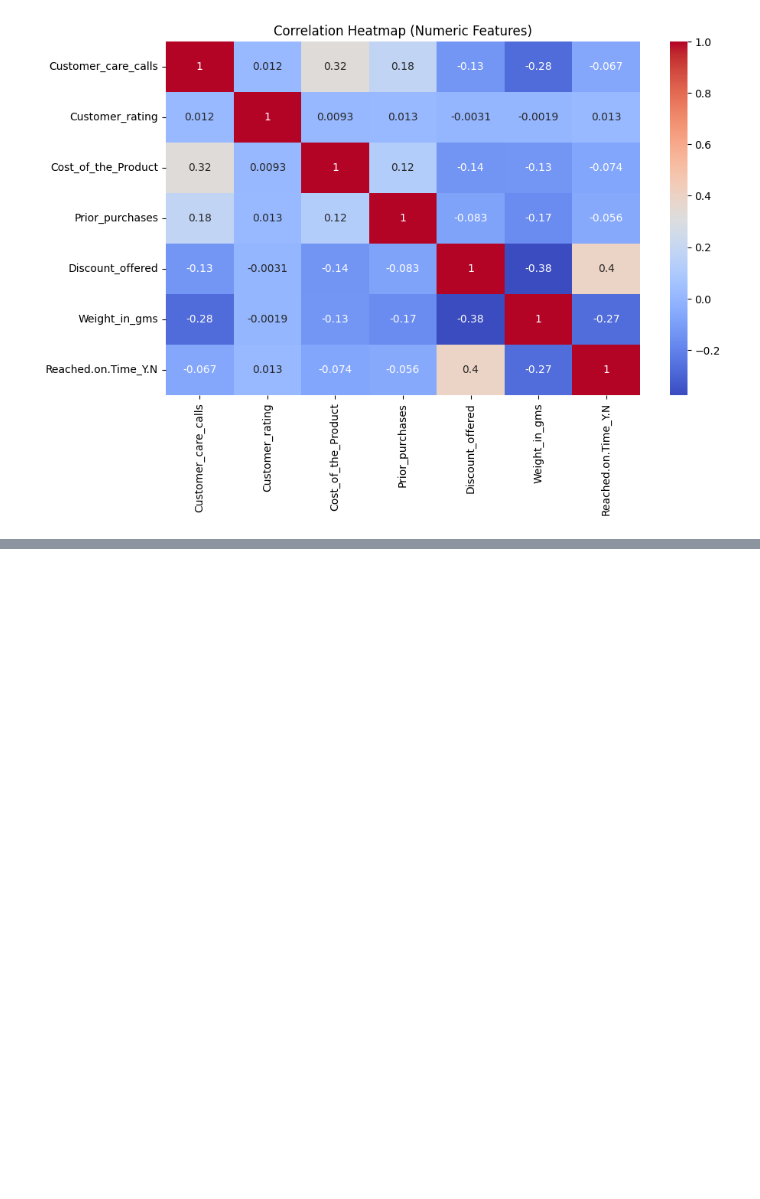
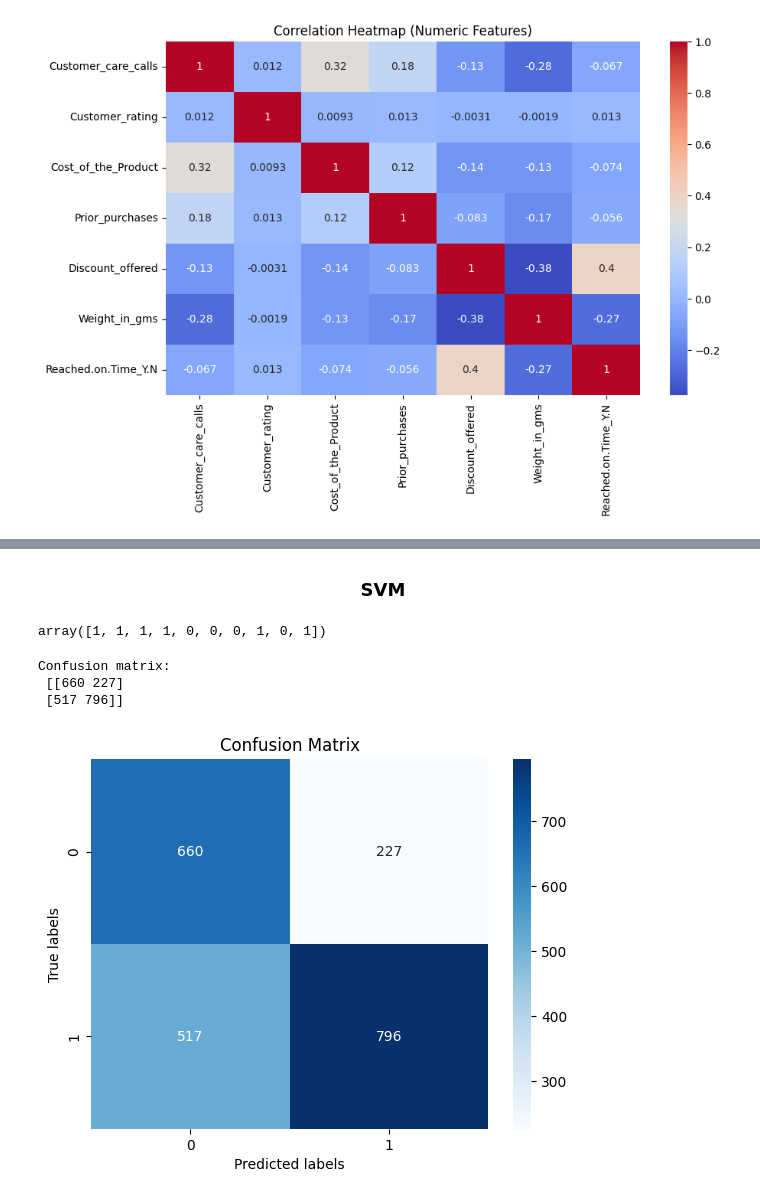
Before and after one commit to EmanZahid123/Data-Driven-Analytics-for-Predicting-On-Time-Product-Delivery, a Jupyter notebook: shipping.ipynb, the cells around one changed output, grey strips where cells are left out. Cells and saved outputs as stored; diff of their text form; code cells hidden in the pictures; blank space fills up the shorter version.

```diff
--- a/shipping.ipynb
+++ b/shipping.ipynb
@@ -438,0 +602,30 @@ plt.show()
+# %% [markdown]
+<font size="4"><center><b>SVM</b></center></font>
+# %%
+#applying svm linear
+from sklearn.svm import SVC
+classifier = SVC(kernel = 'poly', random_state = 0)
+classifier.fit(X_train, y_train)
+y_pred=classifier.predict(X_test)
+y_pred[0:10]
+# %% [output]
+array([1, 1, 1, 1, 0, 0, 0, 1, 0, 1])
+# %%
+#confusion matrix
+from sklearn.metrics import confusion_matrix
+cm = confusion_matrix(y_test, y_pred)
+print("Confusion matrix: \n",cm)
+# %% [output]
+Confusion matrix:
+ [[660 227]
+ [517 796]]
+# %%
+#Plot confusion matrix
+import seaborn as sns
+sns.heatmap(cm,annot=True,fmt="d",cmap="Blues")
+plt.xlabel('Predicted labels')
+plt.ylabel('True labels')
+plt.title('Confusion Matrix')
+plt.show()
+# %% [output]
+[figure, added]
```
Also changed, not shown: parts of 28 cells of this notebook.
